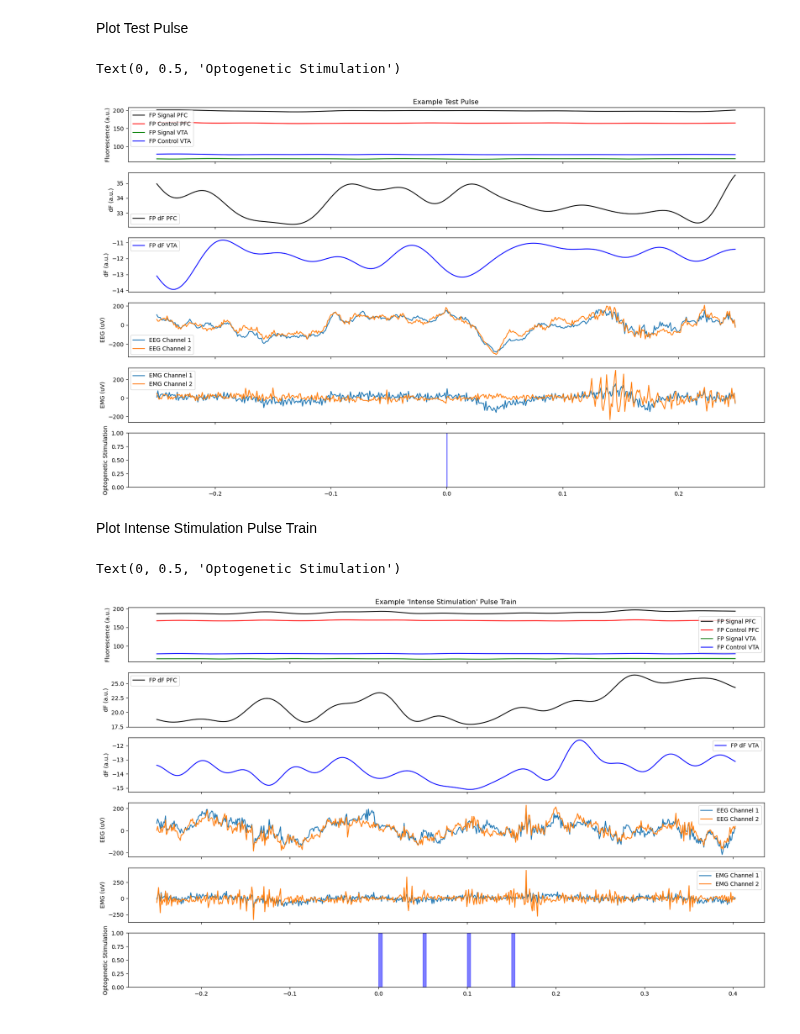
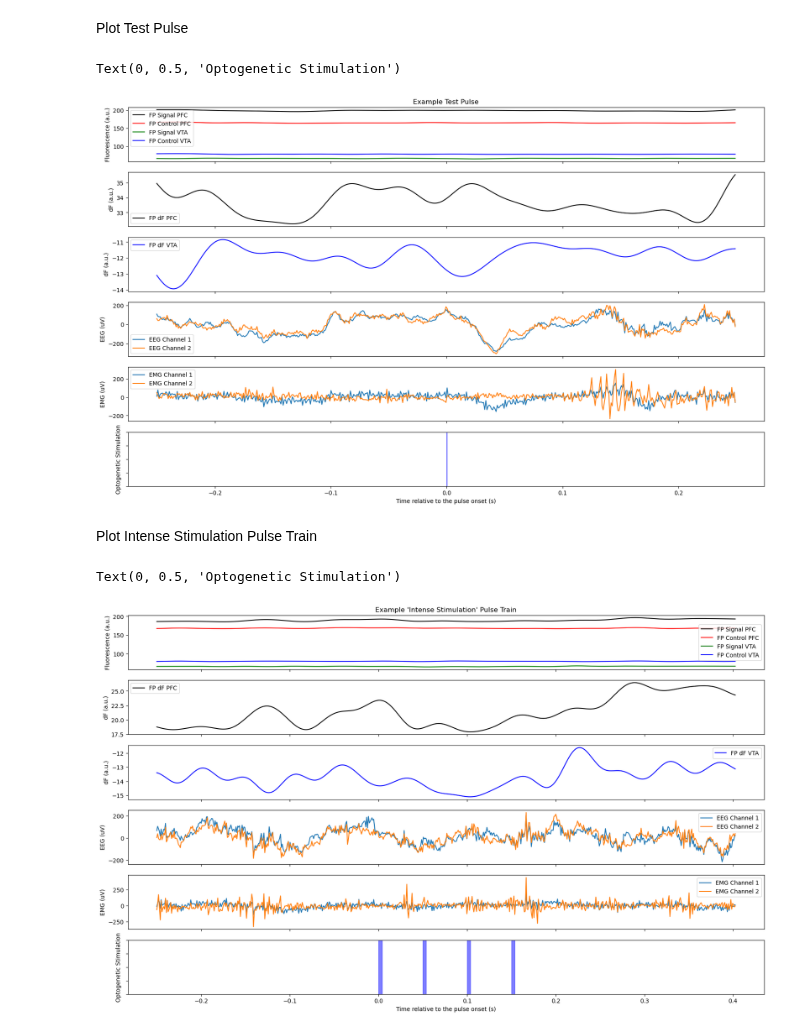
Before and after one commit to dandi/example-notebooks, a Jupyter notebook: 001617/photometry_example_notebook.ipynb, the cells around one changed output. Saved outputs shown, nothing was run; the diff lists cells and outputs as text; code cells hidden in the pictures.

Commit message:
fixed ogen stim yticks

```diff
--- a/001617/photometry_example_notebook.ipynb
+++ b/001617/photometry_example_notebook.ipynb
@@ -104,10 +104,12 @@ axs[4].set_ylabel("EMG (uV)")
 axs[4].legend(["EMG Channel 1", "EMG Channel 2"])
 
 axs[5].axvspan(0, normalized_pulse_stop_time, color="blue", alpha=0.5)
+axs[5].set_xlabel("Time relative to the pulse onset (s)")
+axs[5].set_yticklabels([])
 axs[5].set_ylabel("Optogenetic Stimulation")
 # %% [output]
 Text(0, 0.5, 'Optogenetic Stimulation')
-[figure, old version]
+[figure, new version]
 # %% [markdown]
 Plot Intense Stimulation Pulse Train
 # %%
@@ -133,31 +135,33 @@ fig, axs = plt.subplots(6, 1, figsize=(20, 12), sharex=True)
 axs[0].set_title("Example 'Intense Stimulation' Pulse Train")
 
 axs[0].plot(normalized_fp_timestamps, fp_signal_pfc_data[fp_slice], color="k", label="FP Signal PFC")
 axs[0].plot(normalized_fp_timestamps, fp_control_pfc_data[fp_slice], color="r", label="FP Control PFC")
 axs[0].plot(normalized_fp_timestamps, fp_signal_vta_data[fp_slice], color="g", label="FP Signal VTA")
 axs[0].plot(normalized_fp_timestamps, fp_control_vta_data[fp_slice], color="b", label="FP Control VTA")
 axs[0].set_ylabel("Fluorescence (a.u.)")
 axs[0].legend()
 
 axs[1].plot(normalized_fp_timestamps, fp_df_pfc_data[fp_slice], color="k", label="FP dF PFC")
 axs[1].set_ylabel("dF (a.u.)")
 axs[1].legend()
 
 axs[2].plot(normalized_fp_timestamps, fp_df_vta_data[fp_slice], color="b", label="FP dF VTA")
 axs[2].set_ylabel("dF (a.u.)")
 axs[2].legend()
 
 axs[3].plot(normalized_ephys_timestamps, eeg_data_in_uV[ephys_slice])
 axs[3].set_ylabel("EEG (uV)")
 axs[3].legend(["EEG Channel 1", "EEG Channel 2"])
 
 axs[4].plot(normalized_ephys_timestamps, emg_data_in_uV[ephys_slice])
 axs[4].set_ylabel("EMG (uV)")
 axs[4].legend(["EMG Channel 1", "EMG Channel 2"])
 
 for start, stop in zip(normalized_pulse_start_times, normalized_pulse_stop_times):
     axs[5].axvspan(start, stop, color="blue", alpha=0.5)
+axs[5].set_xlabel("Time relative to the pulse onset (s)")
+axs[5].set_yticklabels([])
 axs[5].set_ylabel("Optogenetic Stimulation")
 # %% [output]
 Text(0, 0.5, 'Optogenetic Stimulation')
-[figure, old version]
+[figure, new version]
```
